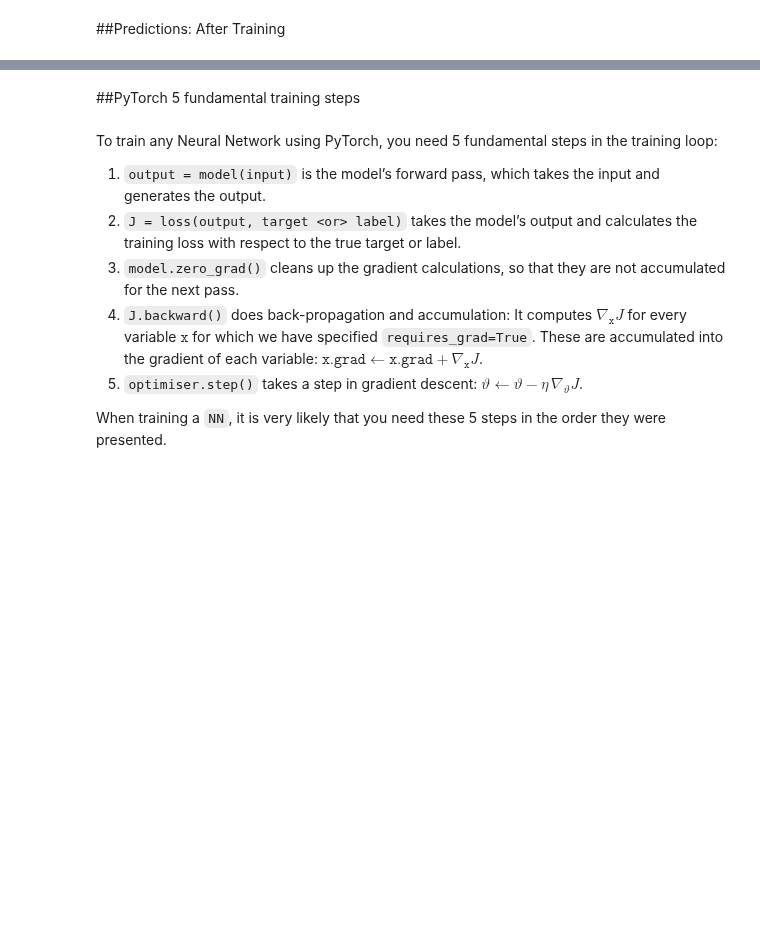
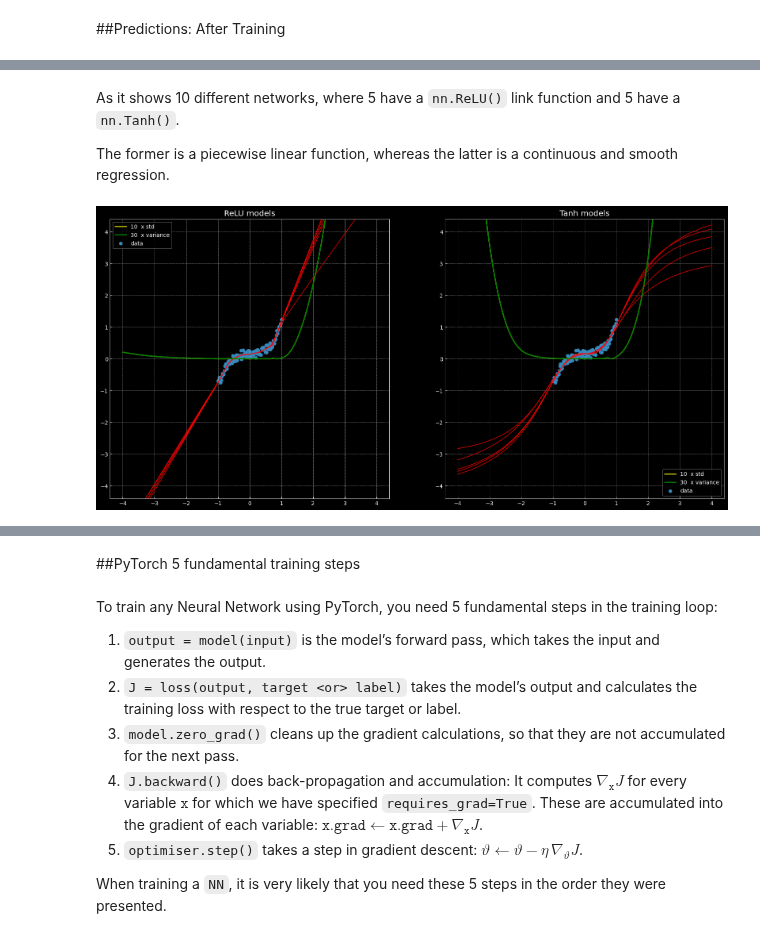
Before and after one commit to rahiakela/deep-learning-research-and-practice, a Jupyter notebook: nyu-deep-learning-2020/04_regression.ipynb, the cells around one changed output, grey strips where cells are left out. Drawn from its saved outputs; the diff is of its cells as text; code cells hidden in the pictures; blank space fills up the shorter version.

```diff
--- a/nyu-deep-learning-2020/04_regression.ipynb
+++ b/nyu-deep-learning-2020/04_regression.ipynb
@@ -207,0 +258,39 @@ Sequential(
+# %% [markdown]
+As it shows 10 different networks, where 5 have a `nn.ReLU()` link function and 5 have a `nn.Tanh()`.
+
+The former is a piecewise linear function, whereas the latter is a continuous and smooth regression.
+# %%
+y_pred = list()
+relu_models = models[:n_networks // 2]
+tanh_models = models[n_networks // 2:]
+
+plt.figure(figsize=(20, 10))
+
+def dense_prediction(models, non_linearity, zoom):
+  plt.subplot(1, 2, 1 if non_linearity == "ReLU" else 2)
+  for model in models:
+    # New X that ranges from -5 to 5 instead of -1 to 1
+    x_new = torch.unsqueeze(torch.linspace(-4, 4, 1001), dim=1).to(device)
+
+    # Getting predictions from input
+    with torch.no_grad():
+      y_pred.append(model(x_new))
+
+    plt.plot(x_new.cpu().numpy(), y_pred[-1].cpu().numpy(), "r-", lw=1)
+
+  plt.scatter(X.cpu().numpy(), y.cpu().numpy(), label="data")
+  plt.axis("square")
+  plt.axis(torch.tensor((-1.1, 1.1, -1.1, 1.1)) * zoom);
+  y_combo = torch.stack(y_pred)
+  plt.plot(x_new.cpu().numpy(), 10 * y_combo.var(dim=0).cpu().numpy(), "y", label="10  x std")
+  plt.plot(x_new.cpu().numpy(), 10 * y_combo.var(dim=0).cpu().numpy(), "g", label="30  x variance")
+  plt.legend()
+  plt.title(f"{non_linearity} models")
+
+# try 1 or 4
+z = 4
+dense_prediction(relu_models, "ReLU", zoom=z)
+dense_prediction(tanh_models, "Tanh", zoom=z)
+plt.show()
+# %% [output]
+[figure, added]
```
Also changed, not shown: parts of 4 cells of this notebook.
